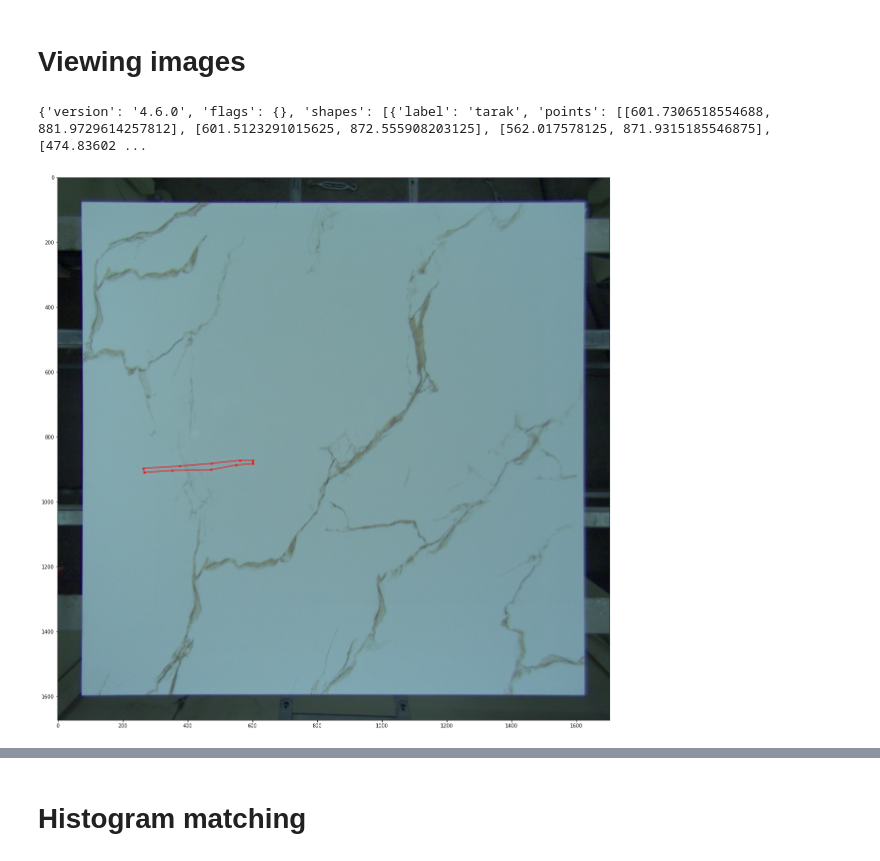
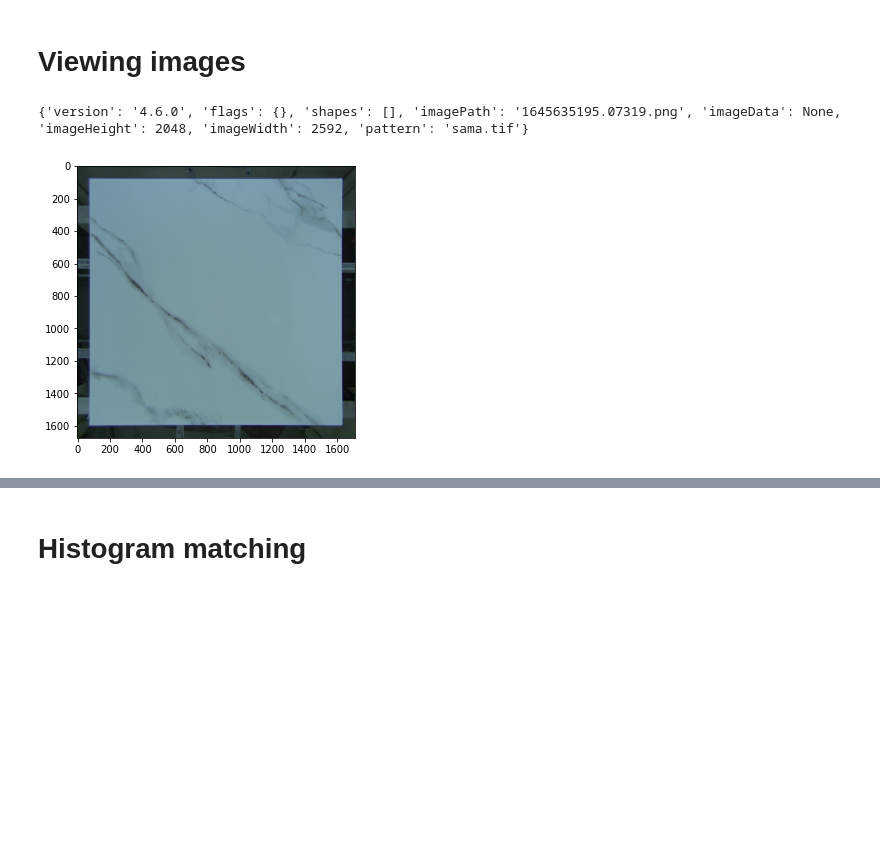
Before and after one commit to parsaeisa/computer_vision_project, a Jupyter notebook: CV_Project_Template.ipynb, the cells around one changed output, grey strips where cells are left out. Drawn from its saved outputs; the diff is of its cells as text; code cells hidden in the pictures; blank space fills up the shorter version.

```diff
--- a/CV_Project_Template.ipynb
+++ b/CV_Project_Template.ipynb
@@ -22,22 +21,25 @@ json_name = img_name[:-3] + "json"
 # %% [markdown]
 # Viewing images
+# %%
+img_name = "/content/Dataset/1645635195.07319.png"
+json_name = img_name[:-3] + "json"
 # %%
 img = cv2.imread(img_name)
 
 f = open(json_name, encoding="utf8")
 data = json.load(f)
 print(data)
 f.close()
 
-plt.figure(figsize=(20, 20))
+plt.figure(figsize=(5, 5))
 plt.imshow(img[..., ::-1])
 
 for shape in data["shapes"]:
   points = np.array(shape['points'])
   ind = list(np.arange(points.shape[0])) + [0]
   plt.plot(points[ind, 0], points[ind, 1], 'r.-')
   # plt.plot(points[-1:-3:-1, 0], points[-1:-3:-1, 1], 'r')
 # %% [output]
-{'version': '4.6.0', 'flags': {}, 'shapes': [{'label': 'tarak', 'points': [[601.7306518554688, 881.9729614257812], [601.5123291015625, 872.555908203125], [562.017578125, 871.9315185546875], [474.83602 ...
+{'version': '4.6.0', 'flags': {}, 'shapes': [], 'imagePath': '1645635195.07319.png', 'imageData': None, 'imageHeight': 2048, 'imageWidth': 2592, 'pattern': 'sama.tif'}
-[figure, old version]
+[figure, new version]
 # %%
```
Also changed, not shown: parts of 26 cells of this notebook.
